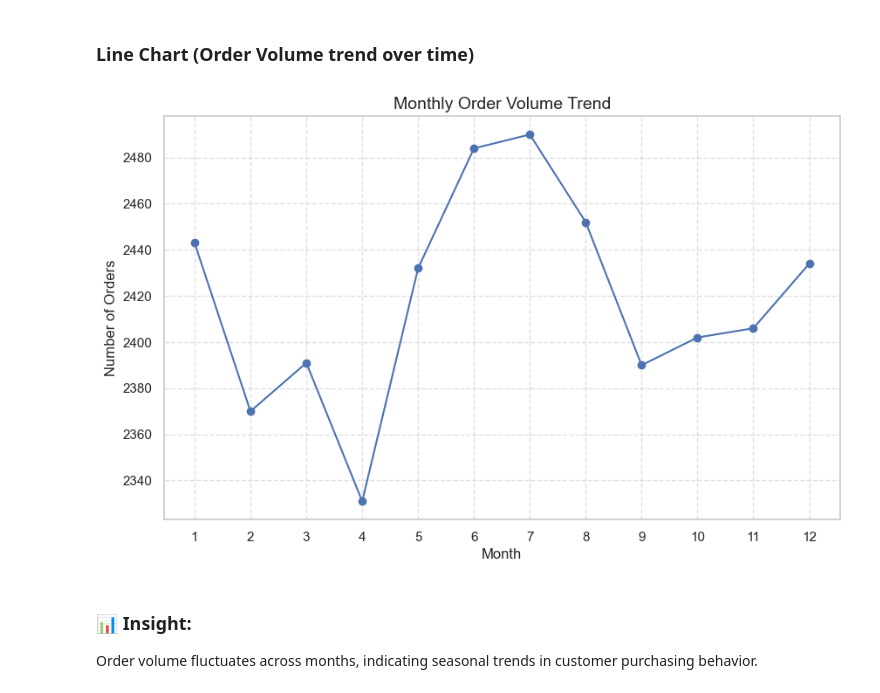
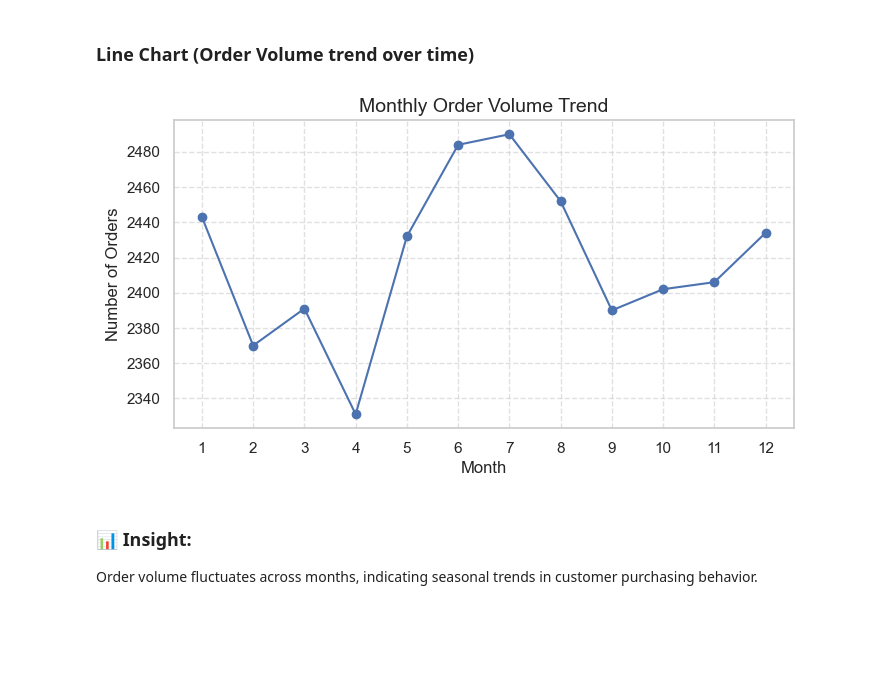
Before and after one commit to isamaliya16/E_Commerce_Logistics_Data_Analysis_Project, a Jupyter notebook: Ayush_Isamaliya_11225_PythonAnalzers.ipynb, the cells around one changed output. Drawn from its saved outputs; the diff is of its cells as text; code cells hidden in the pictures; blank space fills up the shorter version.

```diff
--- a/Ayush_Isamaliya_11225_PythonAnalzers.ipynb
+++ b/Ayush_Isamaliya_11225_PythonAnalzers.ipynb
@@ -319,22 +302,22 @@ Average delivery time varies across delivery partners, showing that partner perf
 ### Line Chart (Order Volume trend over time)
 # %%
 # Plot monthly order volume trend to observe changes in order frequency over time
-plt.figure(figsize=(10, 6))
+plt.figure(figsize=(8, 4))
 
 df.groupby(df['Order_Date'].dt.month).size().plot(
     kind='line',
     marker='o'
 )
 
 plt.title("Monthly Order Volume Trend", fontsize=14)
 plt.xlabel("Month", fontsize=12)
 plt.ylabel("Number of Orders", fontsize=12)
 plt.xticks(range(1, 13))
 plt.grid(True, linestyle='--', alpha=0.6)
 
 plt.show()
 # %% [output]
-[figure, old version]
+[figure, new version]
 # %% [markdown]
 ### 📊 Insight:
 Order volume fluctuates across months, indicating seasonal trends in customer purchasing behavior.
```
Also changed, not shown: parts of 4 cells of this notebook.
